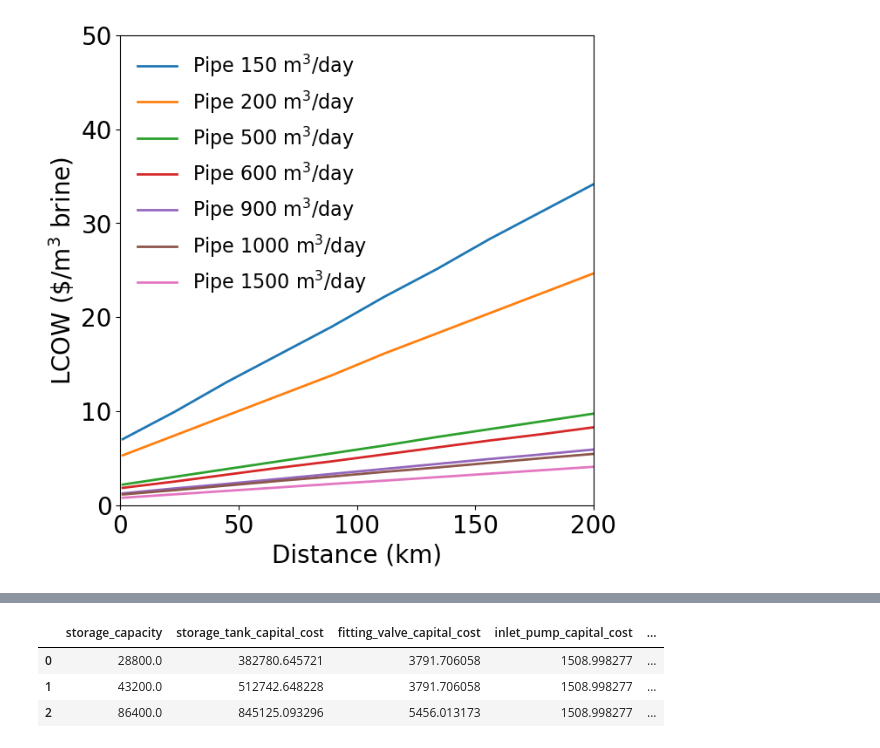
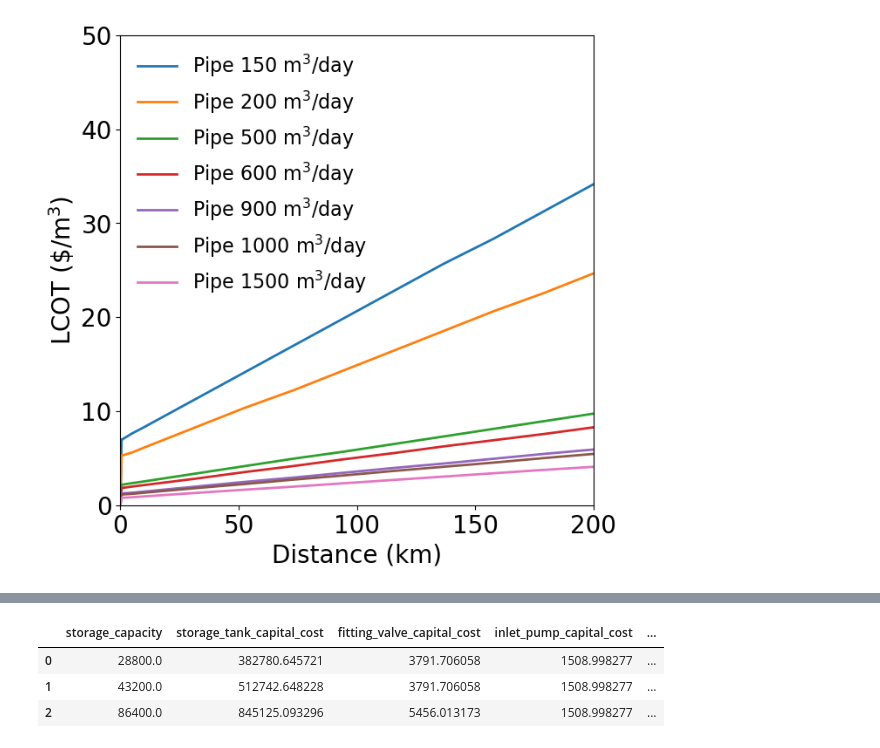
Before and after one commit to MuktaHardikar/WaterTAP3, a Jupyter notebook: watertap3/watertap3/transport-sensitivity.ipynb, the cells around one changed output, grey strips where cells are left out. Saved outputs shown, nothing was run; the diff lists cells and outputs as text; code cells hidden in the pictures.

```diff
--- a/watertap3/watertap3/transport-sensitivity.ipynb
+++ b/watertap3/watertap3/transport-sensitivity.ipynb
@@ -12,43 +109,43 @@ from watertap3.utils.post_processing import get_results_table
 # %%
-distance_input = np.linspace(1,200,10)
+distance_input = np.append([0,0.5,1,5],np.linspace(10,200,10))
 volume_input = [150,200,500,600,900,1000,1500]
 output_pipe = []
 output_truck_TX =[]
 output_truck_CA =[]
 output_truck_NM =[]
 
-for d in distance_input:
-    cost_truck_TX = truck_costing(d,wacc=0.1)
-    cost_truck_CA = truck_costing(d,state='CA',wacc=0.1)
-    cost_truck_NM = truck_costing(d,state='NM',wacc=0.1)
-    output_truck_TX.append(cost_truck_TX)
-    output_truck_CA.append(cost_truck_CA)
-    output_truck_NM.append(cost_truck_NM)
+# for d in distance_input:
+#     cost_truck_TX = truck_costing(d,wacc=0.1)
+#     cost_truck_CA = truck_costing(d,state='CA',wacc=0.1)
+#     cost_truck_NM = truck_costing(d,state='NM',wacc=0.1)
+#     output_truck_TX.append(cost_truck_TX)
+#     output_truck_CA.append(cost_truck_CA)
+#     output_truck_NM.append(cost_truck_NM)
 
 for vol in volume_input:
     output_pipe_row = []
     for d in distance_input:
         cost_pipe = pipe_costing(vol,d,pump_power=20,pumping_velocity=2.7,hour_storage = 6)
         output_pipe_row.append(cost_pipe)
     output_pipe.append(output_pipe_row)
 
 fig, ax = plt.subplots(figsize = (7,7))
 
 for i in range(0,len(volume_input)):
     ax.plot(distance_input,output_pipe[i],label='Pipe '+ str(volume_input[i]) + r' ${\rm m^3}$/day',linewidth=2)
 # ax.plot(distance_input,output_truck_TX,label = 'Truck (Texas)',linestyle= '--',linewidth=2)
 # ax.plot(distance_input,output_truck_CA,label = 'Truck (California)',linestyle= '--',color='blue',linewidth=2)
 # ax.plot(distance_input,output_truck_NM,label = 'Truck (New Mexico)',linestyle= '--',color='brown',linewidth=2)
 ax.legend(fontsize = 16,frameon=False)
 
 ax.set_xlabel("Distance (km)",fontsize = 20)
-ax.set_ylabel(r'LCOW (\$/m${^3}$ brine)',fontsize = 20)
+ax.set_ylabel(r'LCOT (\$/m${^3}$)',fontsize = 20)
 ax.set_xlim([0,200])
 ax.set_ylim([0,50])
 
 ax.tick_params(axis='both', which='major', labelsize=20)
 # %% [output]
-[figure, old version]
+[figure, new version]
 # %%
 # Pumping velocity and capacity sensitivity
 vol_list = [0.0125,0.02, 0.025, 0.05,0.15,1.5,4.5]
```
Also changed, not shown: parts of 6 cells of this notebook, 2 other files.
